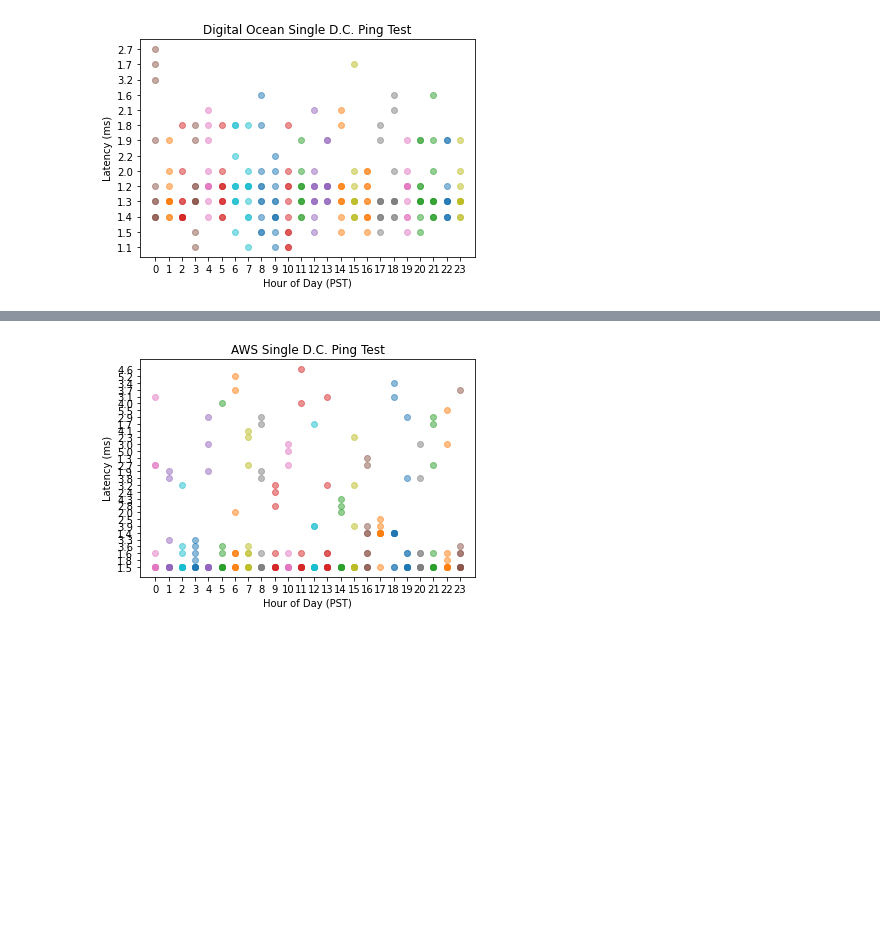
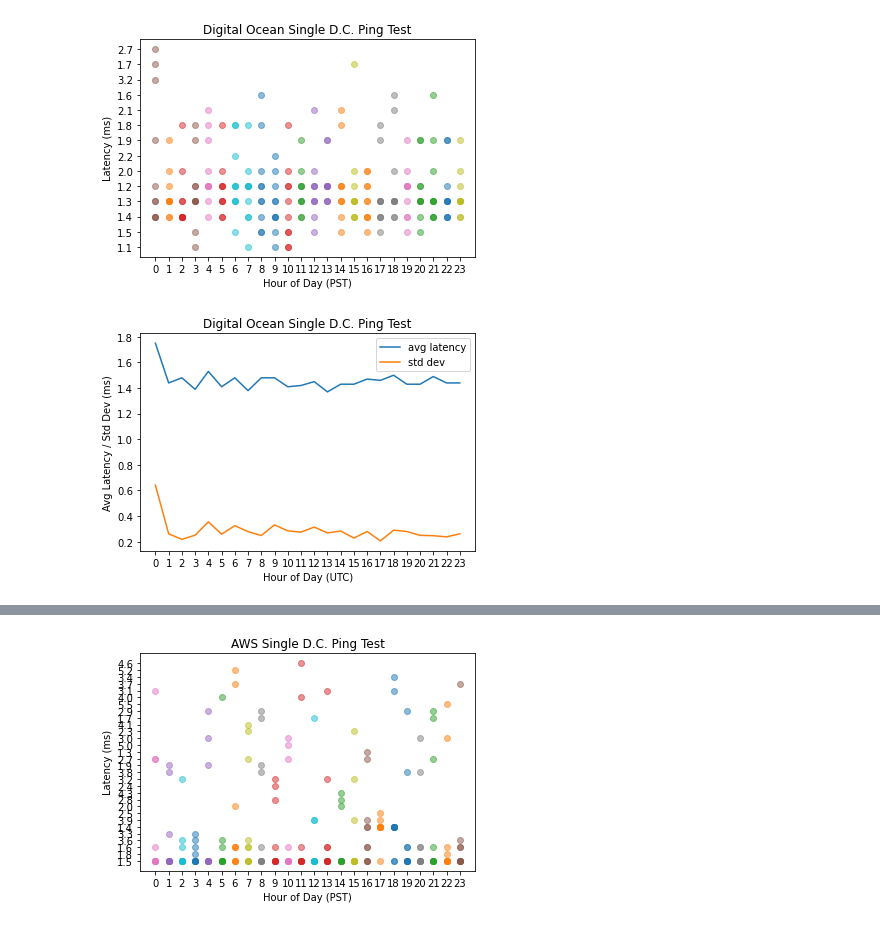
Before and after one commit to yudi-tan/cloud_provider_network_consistency_benchmark, a Jupyter notebook: CS268FTP.ipynb, the cells around one changed output, grey strips where cells are left out. Cells and saved outputs as stored; diff of their text form; code cells hidden in the pictures; blank space fills up the shorter version.

```diff
--- a/CS268FTP.ipynb
+++ b/CS268FTP.ipynb
@@ -56,8 +76,10 @@ def create_ping_scatter_plot(latencies_dict, cloud_provider, is_wan=False):
 # %%
 do_latency, do_throughput  = get_dict('digital-ocean')
 create_ping_scatter_plot(do_latency, 'Digital Ocean')
+create_avg_and_std_line_plots(do_latency, 'Digital Ocean', is_wan=False)
 # %% [output]
 [figure]
+[figure, added]
 # %%
 gcp_latency, gcp_throughput  = get_dict('gcp')
 create_ping_scatter_plot(gcp_latency, 'GCP')
```
Also changed, not shown: parts of 17 cells of this notebook.
